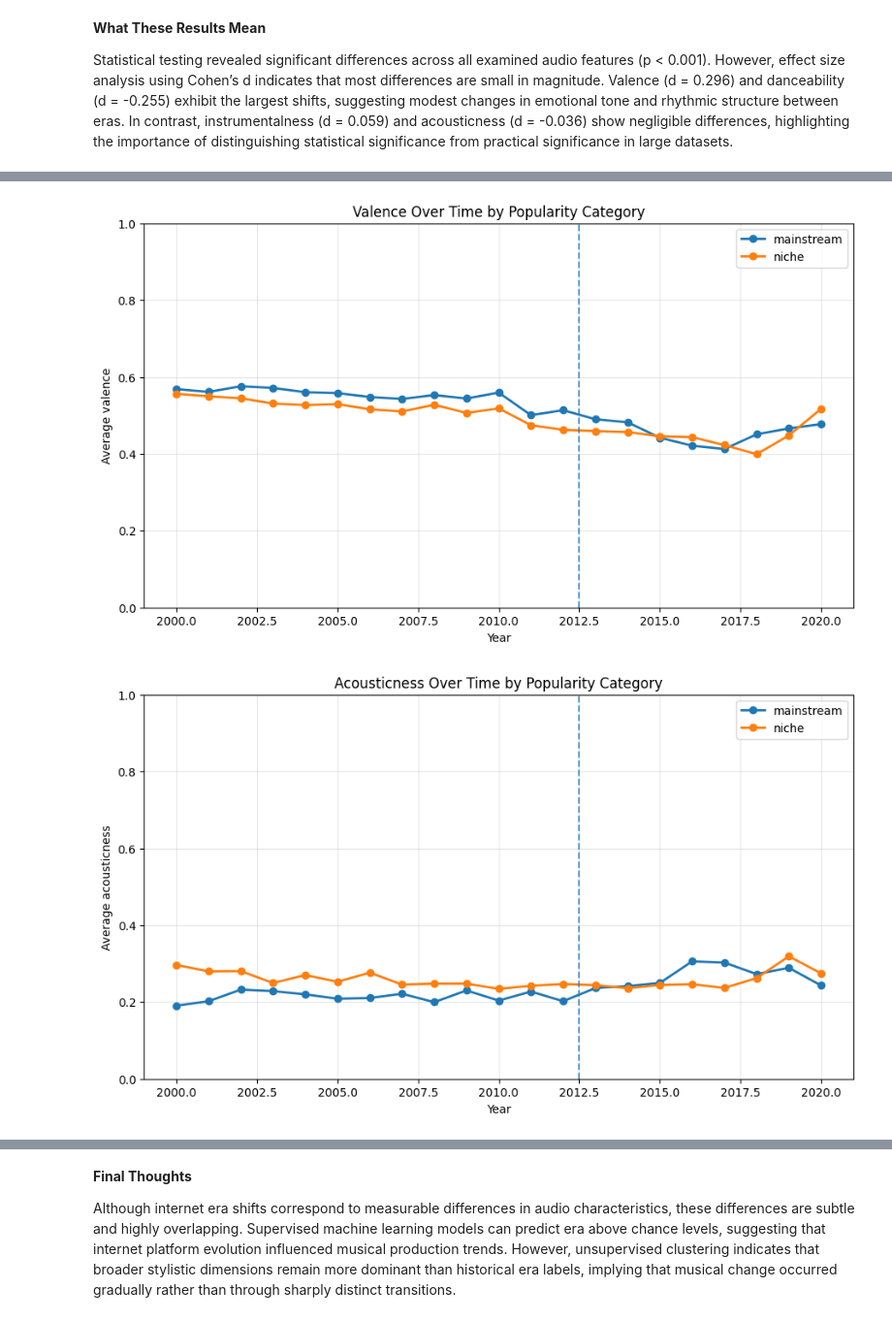
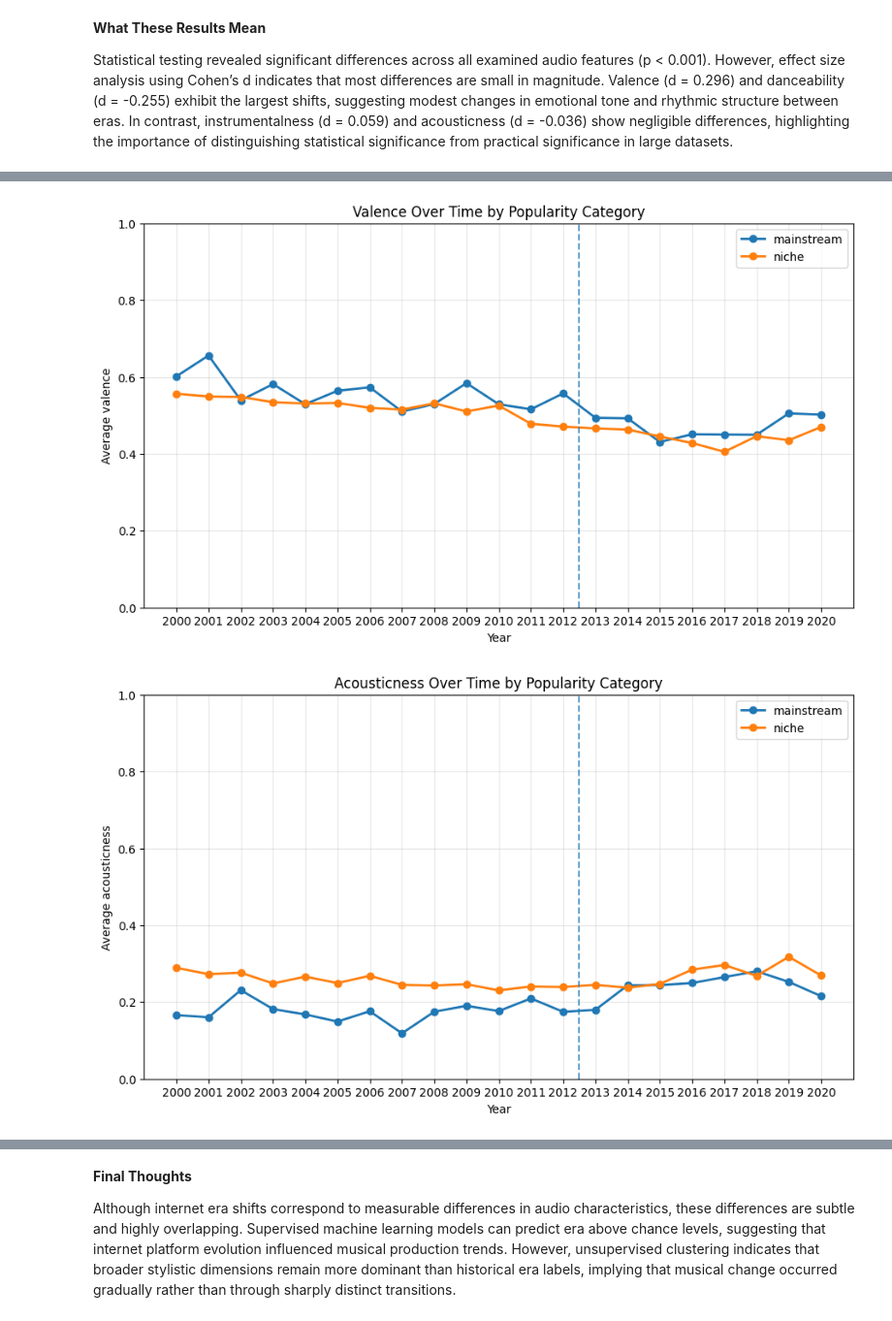
Before and after one commit to ofredrickson/music_trends, a Jupyter notebook: datascience_final.ipynb, the cells around one changed output, grey strips where cells are left out. Shown at 97% size. Cells and saved outputs as stored; diff of their text form; code cells hidden in the pictures.

```diff
--- a/datascience_final.ipynb
+++ b/datascience_final.ipynb
@@ -25,7 +57,7 @@ df['era'] = df['year'].apply(lambda x: 'blog' if x <= 2012 else 'modern')
 #define mainstream vs niche/alternative genres
 
 df['category'] = df['popularity'].apply(
-    lambda x: 'mainstream' if x >= 60 else 'niche'
+    lambda x: 'mainstream' if x >= 70 else 'niche'
 )
 # %%
 #compare audio features over time (2000-2020)
@@ -70,8 +117,7 @@ Mann-Whitney p-value: 1.5133312361955777e-153
 import numpy as np
 import pandas as pd
 
-# features = ['energy', 'valence', 'instrumentalness', 'danceability', 'acousticness']
-features = ['danceability', 'energy', 'valence', 'acousticness', 'instrumentalness']
+features = ['danceability', 'energy', 'valence', 'acousticness', 'instrumentalness', 'speechiness', 'tempo', 'loudness']
 
 results = []
 
@@ -126,7 +175,7 @@ from sklearn.metrics import (
 )
 
 #---------- STEP 1: define features + target ------------------
-
+features = ['danceability', 'energy', 'valence', 'acousticness', 'instrumentalness', 'speechiness', 'tempo', 'loudness']
 X = df[features]
 
 #convert eras into numeric labels
@@ -139,7 +188,6 @@ df['era_label'] = df['era'].map({
 })
 
 y = df['era_label']
-# y = df['era']
 
 #---------- STEP 2: train/test split ----------------------------
 
@@ -388,12 +439,20 @@ for feature in features:
         alpha=0.7
     )
 
-    plt.ylim(0, 1)
+
+    if feature == 'tempo':
+        plt.ylim(0, 200)
+    elif feature == 'loudness':
+        plt.ylim(-40, 5)
+    else:
+        plt.ylim(0, 1)
+
 
     plt.title(f'{feature.capitalize()} Over Time by Popularity Category')
     plt.xlabel('Year')
     plt.ylabel(f'Average {feature}')
 
+    plt.xticks(sorted(df['year'].unique()))
     plt.legend()
     plt.grid(alpha=0.3)
 
@@ -404,2 +463,2 @@ for feature in features:
-[figure, old version]
+[figure, new version]
-[figure, old version]
+[figure, new version]
```
Also changed, not shown: parts of 11 cells of this notebook.
